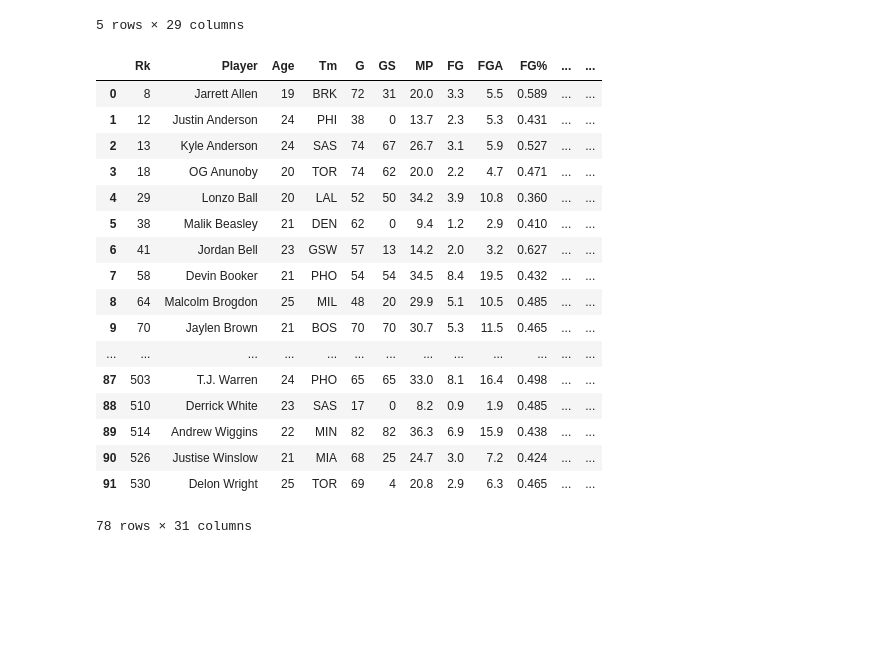
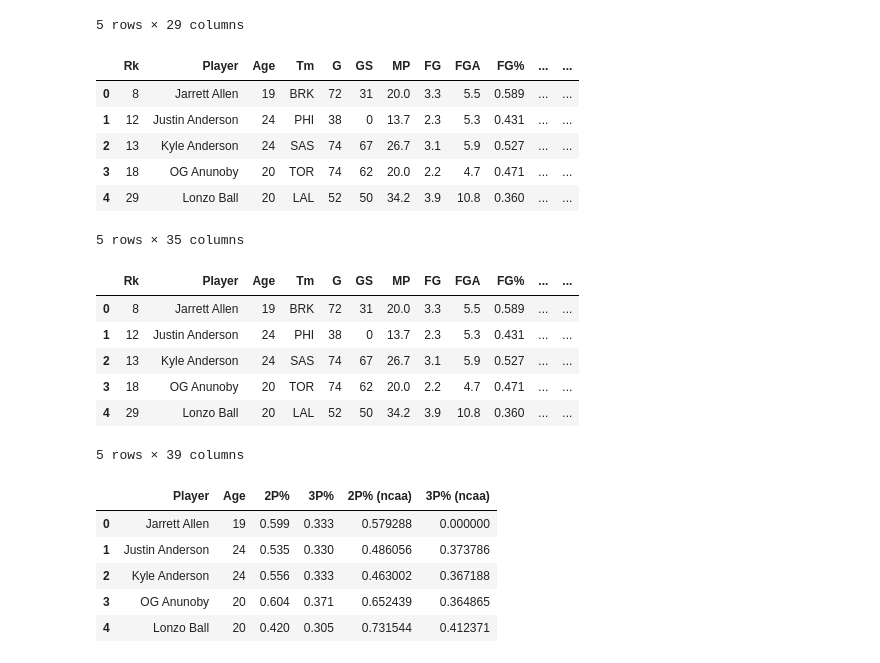
Before and after one commit to tanjowen/NCAA-vs-NBA, a Jupyter notebook: Rookies vs College Career(other option).ipynb, the cells around one changed output. Cells and saved outputs as stored; diff of their text form; code cells hidden in the pictures; blank space fills up the shorter version.

```diff
--- a/Rookies vs College Career(other option).ipynb
+++ b/Rookies vs College Career(other option).ipynb
@@ -47,5 +47,10 @@ ncaa_season.head()
 # %%
 combined_drafted = pd.merge(ncaa, ncaa_season, how='outer', on='Player')
 combined_drafted = combined_drafted.dropna(subset=['Player', 'Rd', 'points'])
+combined_drafted = combined_drafted.rename(columns={'field_goals_att':'FGA (ncaa)',
+                                                   'field_goals_made':'FG (ncaa)',
+                                                   'three_points_made':'3P (ncaa)',
+                                                   'three_points_att':'3PA (ncaa)'})
+
 combined_drafted.head()
 # %% [output]
@@ -58,6 +63,6 @@ combined_drafted.head()
 5 rows × 30 columns
 # %%
-college_firstyear = combined_drafted[['Player', 'Rd', 'Year']]
+college_firstyear = combined_drafted[['Player', 'Rd', 'Year', 'FG (ncaa)', 'FGA (ncaa)', '3P (ncaa)', '3PA (ncaa)']]
 # %%
 nba_13_14.head()
 # %% [output]
@@ -71,27 +76,42 @@ nba_13_14.head()
 # %%
 nba_ncaa_rookies = pd.merge(nba_13_14, college_firstyear, how='inner', on='Player')
 nba_ncaa_rookies = pd.merge(nba_14_15, college_firstyear, how='inner', on='Player')
 nba_ncaa_rookies = pd.merge(nba_15_16, college_firstyear, how='inner', on='Player')
 nba_ncaa_rookies = pd.merge(nba_16_17, college_firstyear, how='inner', on='Player')
 nba_ncaa_rookies = pd.merge(nba_17_18, college_firstyear, how='inner', on='Player')
 nba_ncaa_rookies = nba_ncaa_rookies.drop_duplicates(subset='Player', keep='first')
-nba_ncaa_rookies
+nba_ncaa_rookies.head()
 # %% [output]
 |  | Rk | Player | Age | Tm | G | GS | MP | FG | FGA | FG% | ... | ... |
 | 0 | 8 | Jarrett Allen | 19 | BRK | 72 | 31 | 20.0 | 3.3 | 5.5 | 0.589 | ... | ... |
 | 1 | 12 | Justin Anderson | 24 | PHI | 38 | 0 | 13.7 | 2.3 | 5.3 | 0.431 | ... | ... |
 | 2 | 13 | Kyle Anderson | 24 | SAS | 74 | 67 | 26.7 | 3.1 | 5.9 | 0.527 | ... | ... |
 | 3 | 18 | OG Anunoby | 20 | TOR | 74 | 62 | 20.0 | 2.2 | 4.7 | 0.471 | ... | ... |
 | 4 | 29 | Lonzo Ball | 20 | LAL | 52 | 50 | 34.2 | 3.9 | 10.8 | 0.360 | ... | ... |
-| 5 | 38 | Malik Beasley | 21 | DEN | 62 | 0 | 9.4 | 1.2 | 2.9 | 0.410 | ... | ... |
-| 6 | 41 | Jordan Bell | 23 | GSW | 57 | 13 | 14.2 | 2.0 | 3.2 | 0.627 | ... | ... |
-| 7 | 58 | Devin Booker | 21 | PHO | 54 | 54 | 34.5 | 8.4 | 19.5 | 0.432 | ... | ... |
-| 8 | 64 | Malcolm Brogdon | 25 | MIL | 48 | 20 | 29.9 | 5.1 | 10.5 | 0.485 | ... | ... |
-| 9 | 70 | Jaylen Brown | 21 | BOS | 70 | 70 | 30.7 | 5.3 | 11.5 | 0.465 | ... | ... |
-| ... | ... | ... | ... | ... | ... | ... | ... | ... | ... | ... | ... | ... |
-| 87 | 503 | T.J. Warren | 24 | PHO | 65 | 65 | 33.0 | 8.1 | 16.4 | 0.498 | ... | ... |
-| 88 | 510 | Derrick White | 23 | SAS | 17 | 0 | 8.2 | 0.9 | 1.9 | 0.485 | ... | ... |
-| 89 | 514 | Andrew Wiggins | 22 | MIN | 82 | 82 | 36.3 | 6.9 | 15.9 | 0.438 | ... | ... |
-| 90 | 526 | Justise Winslow | 21 | MIA | 68 | 25 | 24.7 | 3.0 | 7.2 | 0.424 | ... | ... |
-| 91 | 530 | Delon Wright | 25 | TOR | 69 | 4 | 20.8 | 2.9 | 6.3 | 0.465 | ... | ... |
-78 rows × 31 columns
+5 rows × 35 columns
+# %%
+nba_ncaa_rookies['2PA (ncaa)'] = nba_ncaa_rookies['FGA (ncaa)'] - nba_ncaa_rookies['3PA (ncaa)']
+nba_ncaa_rookies['2P (ncaa)'] = nba_ncaa_rookies['FG (ncaa)'] - nba_ncaa_rookies['3P (ncaa)']
+nba_ncaa_rookies['2P% (ncaa)'] = nba_ncaa_rookies['2P (ncaa)'] / nba_ncaa_rookies['2PA (ncaa)']
+nba_ncaa_rookies['3P% (ncaa)'] = nba_ncaa_rookies['3P (ncaa)'] / nba_ncaa_rookies['3PA (ncaa)']
+nba_ncaa_rookies.head()
+# %% [output]
+|  | Rk | Player | Age | Tm | G | GS | MP | FG | FGA | FG% | ... | ... |
+| 0 | 8 | Jarrett Allen | 19 | BRK | 72 | 31 | 20.0 | 3.3 | 5.5 | 0.589 | ... | ... |
+| 1 | 12 | Justin Anderson | 24 | PHI | 38 | 0 | 13.7 | 2.3 | 5.3 | 0.431 | ... | ... |
+| 2 | 13 | Kyle Anderson | 24 | SAS | 74 | 67 | 26.7 | 3.1 | 5.9 | 0.527 | ... | ... |
+| 3 | 18 | OG Anunoby | 20 | TOR | 74 | 62 | 20.0 | 2.2 | 4.7 | 0.471 | ... | ... |
+| 4 | 29 | Lonzo Ball | 20 | LAL | 52 | 50 | 34.2 | 3.9 | 10.8 | 0.360 | ... | ... |
+5 rows × 39 columns
+# %%
+combined_seasons = nba_ncaa_rookies[['Player', 'Age',
+                                     '2P%', '3P%',
+                                     '2P% (ncaa)','3P% (ncaa)']]
+combined_seasons.head()
+# %% [output]
+|  | Player | Age | 2P% | 3P% | 2P% (ncaa) | 3P% (ncaa) |
+| 0 | Jarrett Allen | 19 | 0.599 | 0.333 | 0.579288 | 0.000000 |
+| 1 | Justin Anderson | 24 | 0.535 | 0.330 | 0.486056 | 0.373786 |
+| 2 | Kyle Anderson | 24 | 0.556 | 0.333 | 0.463002 | 0.367188 |
+| 3 | OG Anunoby | 20 | 0.604 | 0.371 | 0.652439 | 0.364865 |
+| 4 | Lonzo Ball | 20 | 0.420 | 0.305 | 0.731544 | 0.412371 |
```
Also changed, not shown: parts of 3 cells of this notebook.
